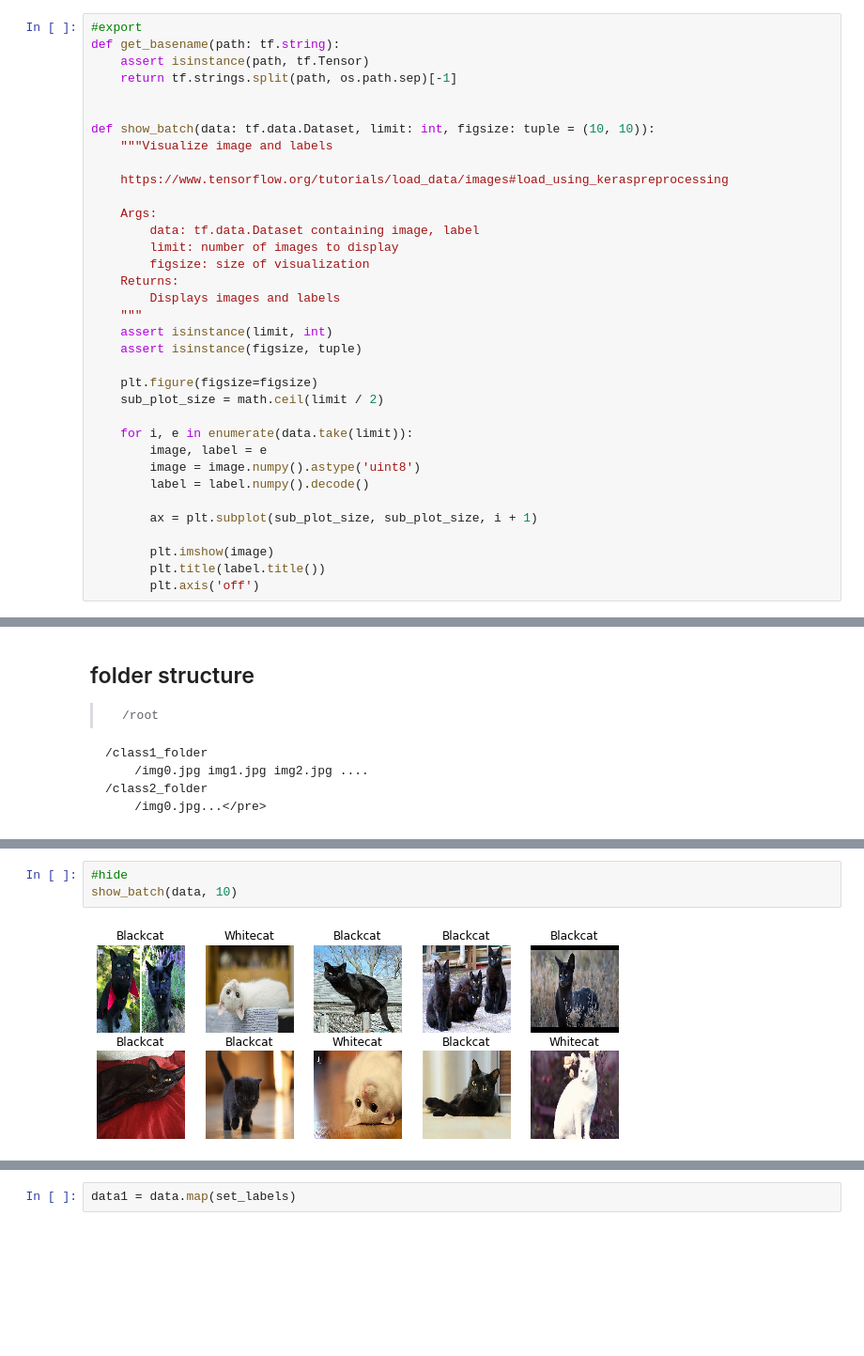
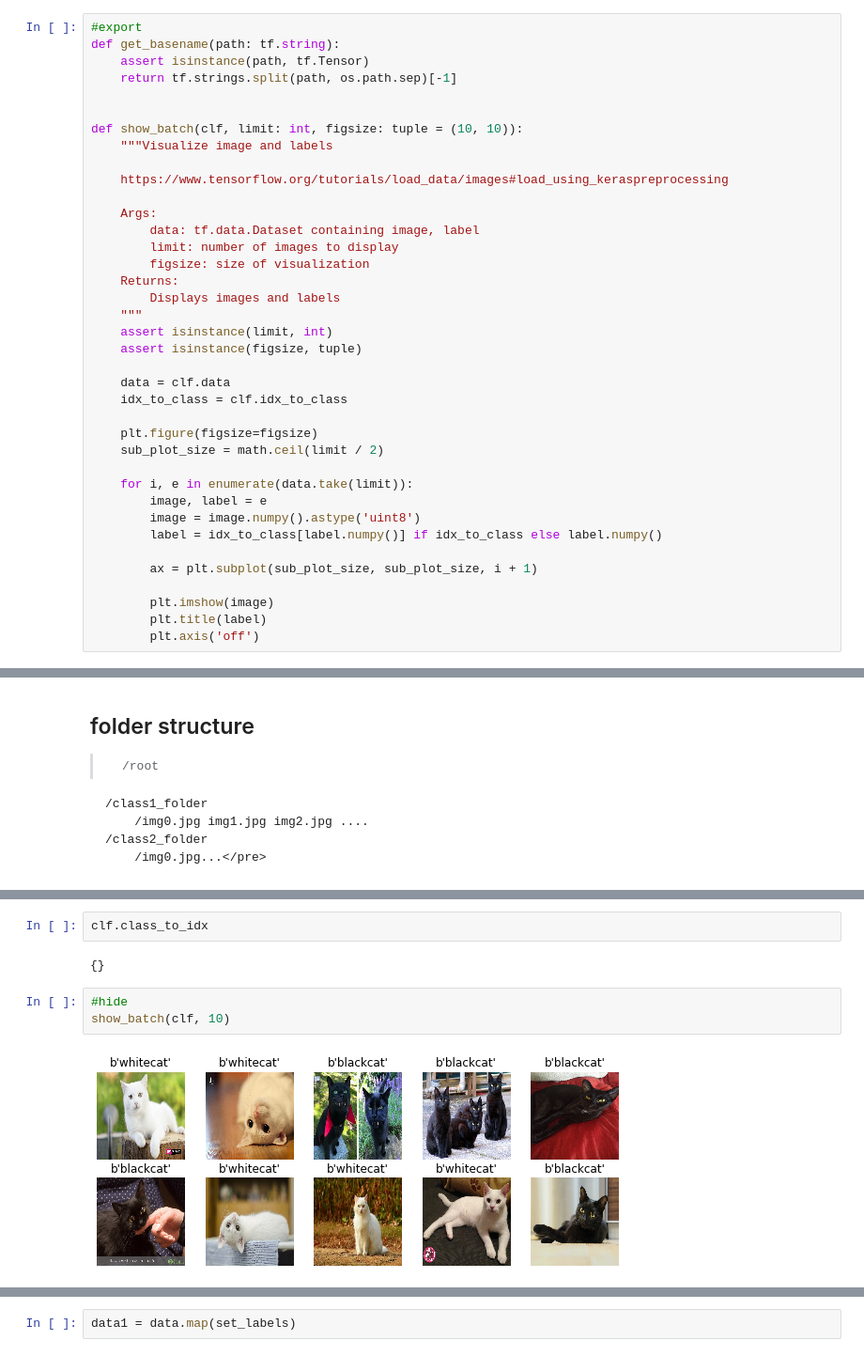
Before and after one commit to aniketmaurya/chitra, a Jupyter notebook: nbs/02_dataloader.ipynb, the cells around one changed output, grey strips where cells are left out. Shown at 94% size. Drawn from its saved outputs; the diff is of its cells as text; blank space fills up the shorter version.

Commit message:
label encoding fixed

```diff
--- a/nbs/02_dataloader.ipynb
+++ b/nbs/02_dataloader.ipynb
@@ -45,7 +46,7 @@ def get_basename(path: tf.string):
     return tf.strings.split(path, os.path.sep)[-1]
 
 
-def show_batch(data: tf.data.Dataset, limit: int, figsize: tuple = (10, 10)):
+def show_batch(clf, limit: int, figsize: tuple = (10, 10)):
     """Visualize image and labels
 
     https://www.tensorflow.org/tutorials/load_data/images#load_using_keraspreprocessing
@@ -60,18 +61,21 @@ def show_batch(data: tf.data.Dataset, limit: int, figsize: tuple = (10, 10)):
     assert isinstance(limit, int)
     assert isinstance(figsize, tuple)
 
+    data = clf.data
+    idx_to_class = clf.idx_to_class
+
     plt.figure(figsize=figsize)
     sub_plot_size = math.ceil(limit / 2)
 
     for i, e in enumerate(data.take(limit)):
         image, label = e
         image = image.numpy().astype('uint8')
-        label = label.numpy().decode()
+        label = idx_to_class[label.numpy()] if idx_to_class else label.numpy()
 
         ax = plt.subplot(sub_plot_size, sub_plot_size, i + 1)
 
         plt.imshow(image)
-        plt.title(label.title())
+        plt.title(label)
         plt.axis('off')
 # %% [markdown]
 # CLF DLoader
@@ -183,5 +224,9 @@ CLASSES FOUND: ('Whitecat', 'Blackcat')
+# %%
+clf.class_to_idx
+# %% [output]
+{}
 # %%
 #hide
-show_batch(data, 10)
+show_batch(clf, 10)
 # %% [output]
-[figure, old version]
+[figure, new version]
```
Also changed, not shown: parts of 5 cells of this notebook, 8 other files.
